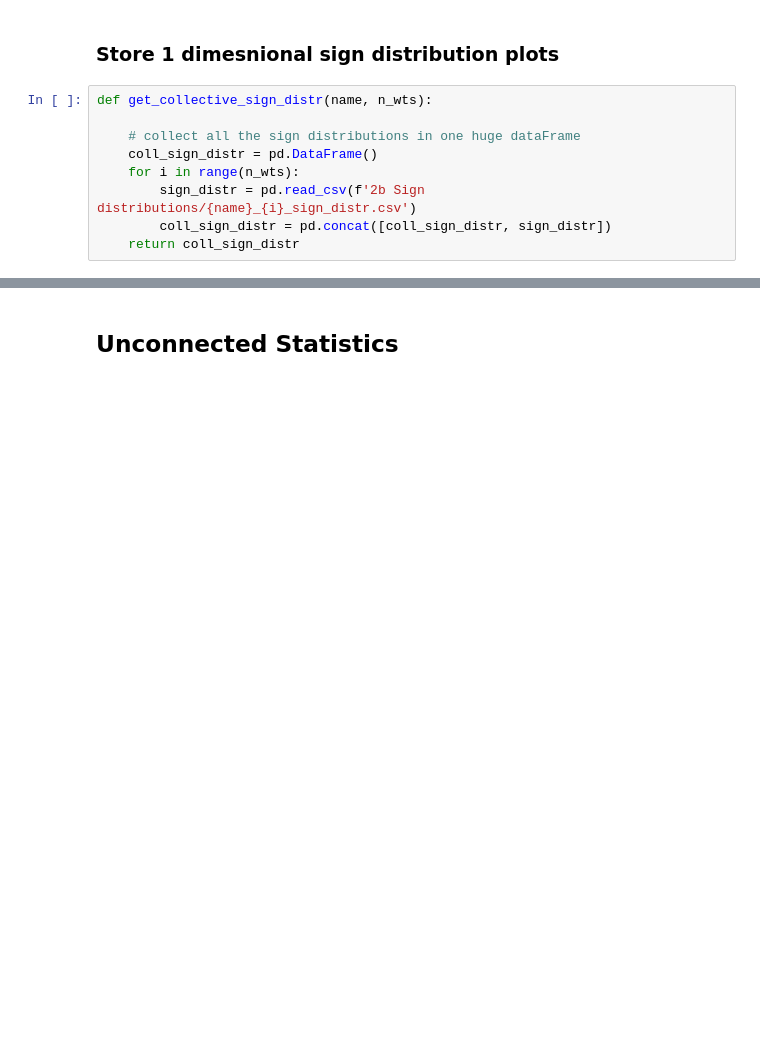
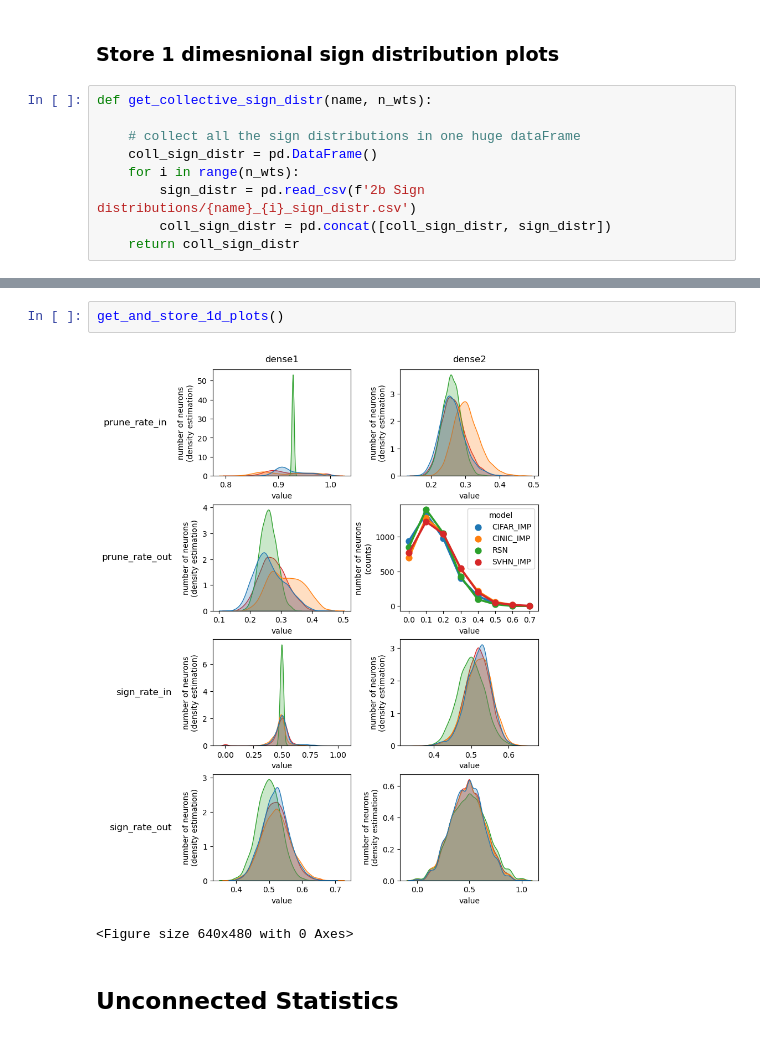
Before and after one commit to Ernalein/ThesisLTH, a Jupyter notebook: 3a Plotting sign distributions.ipynb, the cells around one changed output, grey strips where cells are left out. Drawn from its saved outputs; the diff is of its cells as text; blank space fills up the shorter version.

```diff
--- a/3a Plotting sign distributions.ipynb
+++ b/3a Plotting sign distributions.ipynb
@@ -149,3 +134,8 @@ for layer in ["dense1", "dense2"]:
+# %%
+get_and_store_1d_plots()
+# %% [output]
+[figure, added]
+<Figure size 640x480 with 0 Axes>
 # %% [markdown]
 ## Unconnected Statistics
 # %%
```
Also changed, not shown: parts of 5 cells of this notebook, 11 other files.
